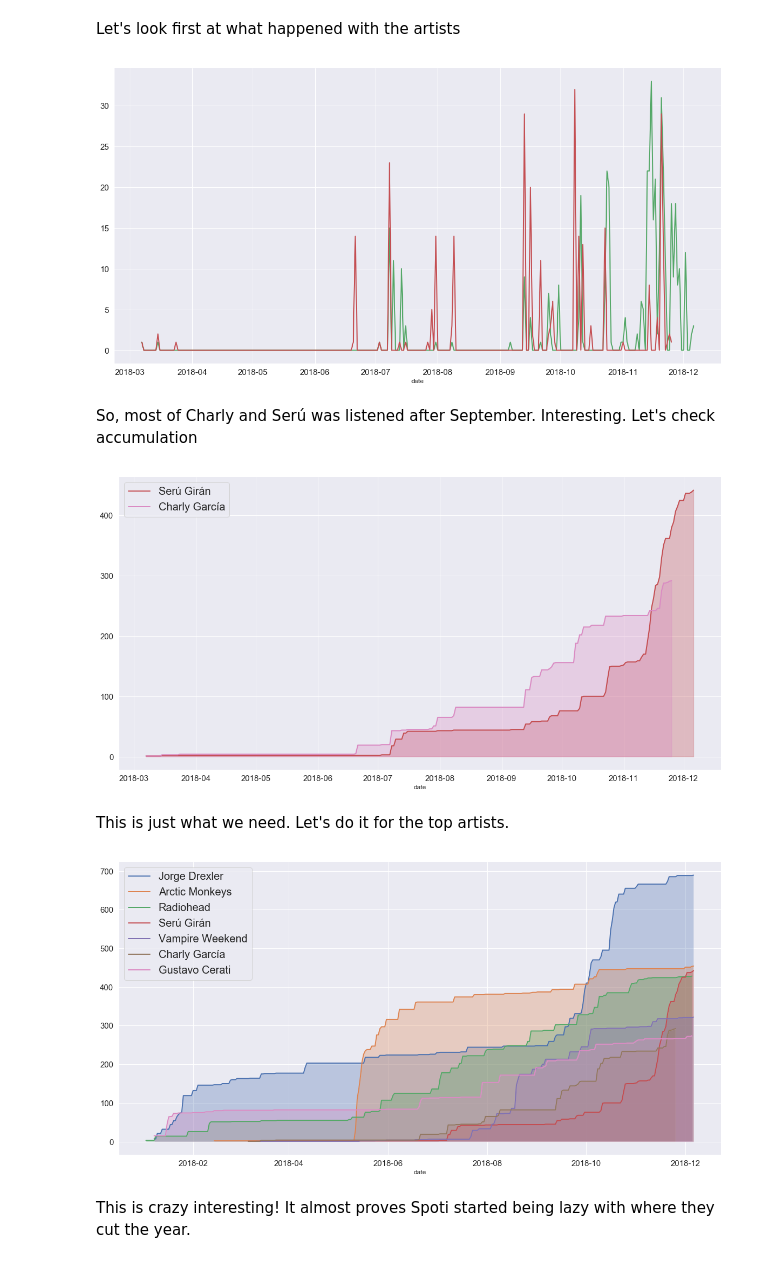
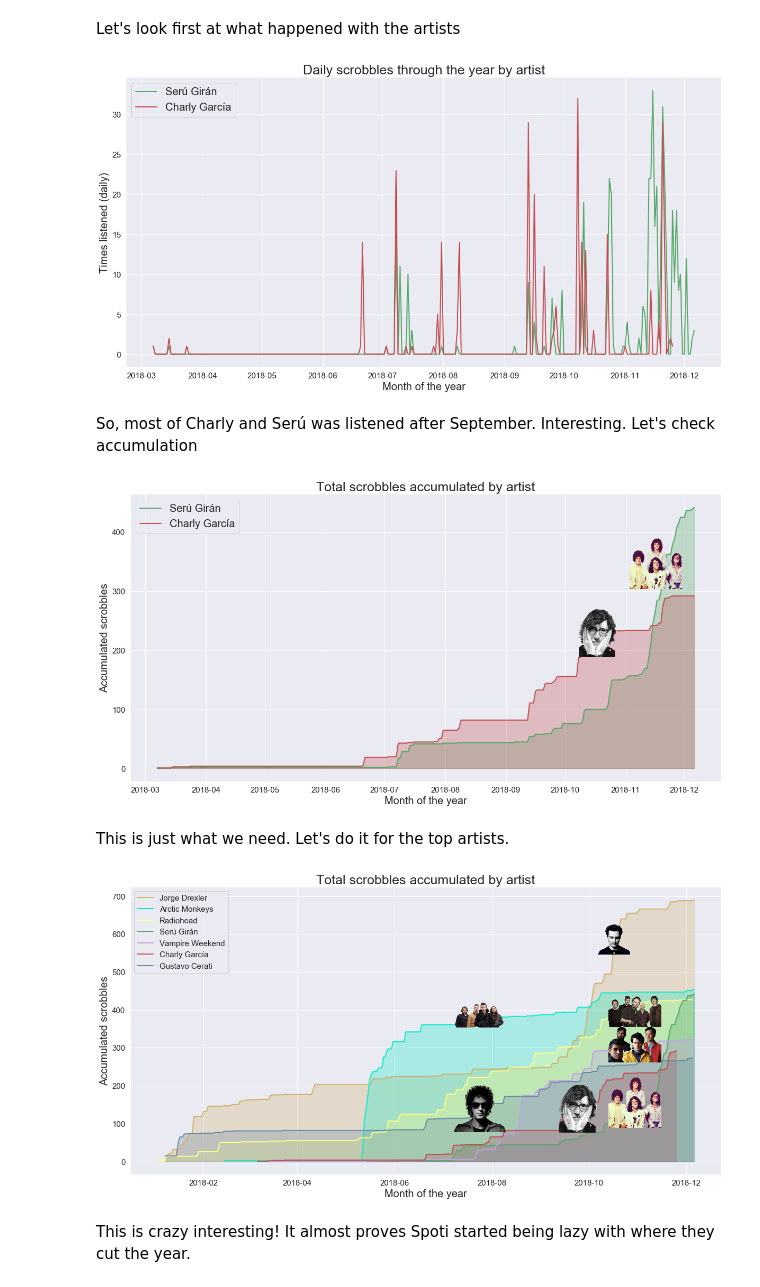
Before and after one commit to alexing/spotify_rewrapped, a Jupyter notebook: wrapped.ipynb, the cells around one changed output. Saved outputs shown, nothing was run; the diff lists cells and outputs as text; code cells hidden in the pictures.

Commit message:
Finished! Graphs completed

```diff
--- a/wrapped.ipynb
+++ b/wrapped.ipynb
@@ -326,7 +335,7 @@ for i, row in df.iterrows():
 # %%
 #df.to_csv("data/data.csv")
 # %%
-#df = pd.read_csv("data/data.csv").drop("Unnamed: 0", axis=1)
+df = pd.read_csv("data/data.csv").drop("Unnamed: 0", axis=1)
 # %% [markdown]
 ## Let's start the analysis
 # %% [markdown]
@@ -554,20 +568,30 @@ df_charly = df_charly.set_index(pd.DatetimeIndex(df_charly["date"]))
 time_series_charly = df_charly['date'].resample('D').count()
 # %%
 fig, ax = plt.subplots(figsize=(20,10))
-ax = sns.lineplot(x=time_series_seru.index, y=time_series_seru.values, color='g')
-ax = sns.lineplot(x=time_series_charly.index, y=time_series_charly.values, color='r')
+ax = sns.lineplot(x=time_series_seru.index, y=time_series_seru.values, color='g', label='Serú Girán')
+ax = sns.lineplot(x=time_series_charly.index, y=time_series_charly.values, color='r', label='Charly García')
 
 for tick in ax.xaxis.get_major_ticks():
     tick.label.set_fontsize(15)
 for tick in ax.yaxis.get_major_ticks():
     tick.label.set_fontsize(15)
 plt.setp(ax.lines,linewidth=2)  # set lw for all lines of g axes
+plt.ylabel("Times listened (daily)", fontsize=20)
+plt.xlabel('Month of the year', fontsize=20)
+plt.title('Daily scrobbles through the year by artist', fontsize=25)
+plt.legend(prop={'size': 20}, loc='best')
 sns.despine()
 plt.show()
 # %% [output]
-[figure, old version]
+[figure, new version]
 # %% [markdown]
 So, most of Charly and Serú was listened after September. Interesting. Let's check accumulation
 # %%
 time_series_seru = df_seru['date'].resample('D').count().cumsum()
 time_series_charly = df_charly['date'].resample('D').count().cumsum()
+
+# compensate for null days in the end
+last_valid = time_series_charly.last_valid_index()
+last_in_seru = time_series_seru.last_valid_index()
+annex = pd.Series({date: time_series_charly.loc[last_valid] for date in pd.date_range(last_valid, last_in_seru)})
+time_series_charly = time_series_charly.append(annex)
@@ -574,7 +611,7 @@ time_series_charly = df_charly['date'].resample('D').count().cumsum()
 # %%
 fig, ax = plt.subplots(figsize=(20,10))
-ax = sns.lineplot(x=time_series_seru.index, y=time_series_seru.values, color='r', label='Serú Girán')
-ax = sns.lineplot(x=time_series_charly.index, y=time_series_charly.values, color='#da8bc3ff', label='Charly García')
+ax = sns.lineplot(x=time_series_seru.index, y=time_series_seru.values, color='g', label='Serú Girán')
+ax = sns.lineplot(x=time_series_charly.index, y=time_series_charly.values, color='r', label='Charly García')
 
 for tick in ax.xaxis.get_major_ticks():
     tick.label.set_fontsize(15)
@@ -591,14 +628,22 @@ x1 = l1.get_xydata()[:,0]
 y1 = l1.get_xydata()[:,1]
 x2 = l2.get_xydata()[:,0]
 y2 = l2.get_xydata()[:,1]
-ax.fill_between(x1,y1, color="r", alpha=0.3)
-ax.fill_between(x2,y2, color="#da8bc3ff", alpha=0.3)
+ax.fill_between(x1,y1, color="g", alpha=0.3)
+ax.fill_between(x2,y2, color="r", alpha=0.3)
 
-plt.legend(prop={'size': 20})
+#Charly's pic
+add_pic('img/charly.png', ('2018-09-15', 300), ax)
+#Seru's pic
+add_pic('img/seru.png', ('2018-10-15', 420), ax)
+
+plt.ylabel("Accumulated scrobbles", fontsize=20)
+plt.xlabel('Month of the year', fontsize=20)
+plt.title('Total scrobbles accumulated by artist', fontsize=25)
+plt.legend(prop={'size': 20}, loc='best')
 sns.despine()
 plt.show()
 # %% [output]
-[figure, old version]
+[figure, new version]
 # %% [markdown]
 This is just what we need. Let's do it for the top artists.
 # %%
@@ -609,27 +654,54 @@ for an_artist in artists:
     a_df['date'] = pd.to_datetime(a_df['date'])
     a_df = a_df.set_index(a_df["date"])
     time_series[an_artist] = a_df['date'].resample('D').count().cumsum()
+# %%
+colormap = {
+    'Jorge Drexler': 'xkcd:tan',
+    'Arctic Monkeys': 'xkcd:aqua',
+    'Radiohead': 'xkcd:pale yellow',
+    'Serú Girán': 'g',
+    'Vampire Weekend': 'xkcd:lavender',
+    'Charly García': 'r',
+    'Gustavo Cerati': 'xkcd:grey blue'
+}
 # %%
 fig, ax = plt.subplots(figsize=(20,10))
 for an_artist in artists:
-     ax = sns.lineplot(x=time_series[an_artist].index, y=time_series[an_artist].values, label=an_artist)
+     ax = sns.lineplot(x=time_series[an_artist].index,
+                       y=time_series[an_artist].values,
+                       label=an_artist,
+                       color=colormap[an_artist])
 
 for tick in ax.xaxis.get_major_ticks():
     tick.label.set_fontsize(15)
 for tick in ax.yaxis.get_major_ticks():
     tick.label.set_fontsize(15)
 plt.setp(ax.lines,linewidth=2)  # set lw for all lines of g axes
 
 # Get the xy data from the lines so that we can shade
 for a_line in ax.lines:
     x = a_line.get_xydata()[:,0]
     y = a_line.get_xydata()[:,1]
-    ax.fill_between(x, y, alpha=0.3)
-plt.legend(prop={'size': 20})
+    ax.fill_between(x, y, alpha=0.3, color=colormap[a_line.get_label()])
+
+#pics
+add_pic('img/charly.png', ('2018-08-15', 250), ax)
+add_pic('img/seru.png', ('2018-09-20', 270), ax)
+add_pic('img/radiohead.png', ('2018-09-20', 510), ax)
+add_pic('img/vampire.png', ('2018-09-20', 420), ax)
+add_pic('img/cerati.png', ('2018-06-15', 250), ax)
+add_pic('img/arctic.png', ('2018-06-15', 500), ax)
+add_pic('img/drexler.png', ('2018-09-07', 700), ax)
+
+plt.ylabel("Accumulated scrobbles", fontsize=20)
+plt.xlabel('Month of the year', fontsize=20)
+plt.title('Total scrobbles accumulated by artist', fontsize=25)
+
+plt.legend(prop={'size': 15})
 sns.despine()
 plt.show()
 # %% [output]
-[figure, old version]
+[figure, new version]
 # %% [markdown]
 This is crazy interesting! It almost proves Spoti started being lazy with where they cut the year.
 # %% [markdown]
```
Also changed, not shown: parts of 21 cells of this notebook, 7 other files.
